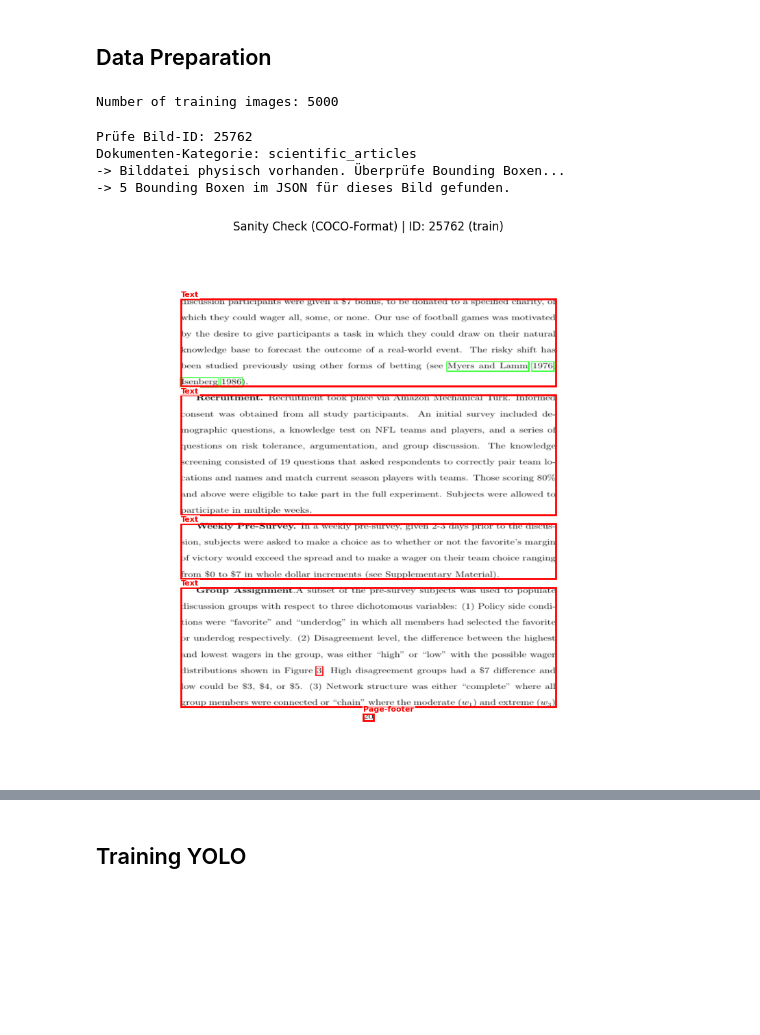
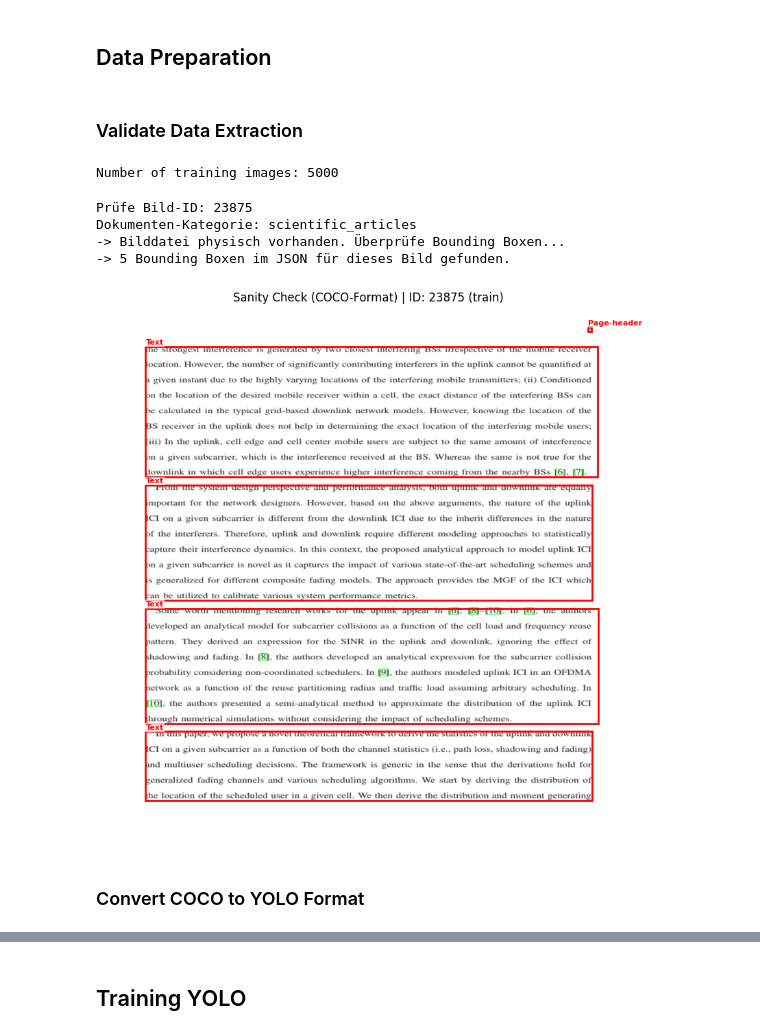
Before and after one commit to raphaelbalzer/doclayout-det, a Jupyter notebook: train.ipynb, the cells around one changed output, grey strips where cells are left out. Drawn from its saved outputs; the diff is of its cells as text; code cells hidden in the pictures; blank space fills up the shorter version.

```diff
--- a/train.ipynb
+++ b/train.ipynb
@@ -2,6 +2,8 @@
 # Document Layout Detection: YOLO vs RT-DETR
 # %% [markdown]
 ## Data Preparation
+# %% [markdown]
+### Validate Data Extraction
 # %%
 # printing length of folder .data/images/train
 import os
@@ -21,7 +23,7 @@ from PIL import Image
 SUBSET_DIR = ".data"
 SPLIT = "train"  # Welchen Split willst du prüfen? (train, val oder test)
 
-JSON_PATH = f"{SUBSET_DIR}/labels//labels_coco_{SPLIT}.json"
+JSON_PATH = f"{SUBSET_DIR}/labels_coco/labels_coco_{SPLIT}.json"
 IMAGES_DIR = f"{SUBSET_DIR}/images/{SPLIT}"
 
 # 1. Gekürztes JSON laden
@@ -52,32 +54,34 @@ img_annotations = [ann for ann in coco_data['annotations'] if ann['image_id'] ==
 print(f"-> {len(img_annotations)} Bounding Boxen im JSON für dieses Bild gefunden.")
 
 # 4. Visuelle Validierung via Matplotlib
 img = Image.open(img_path)
 fig, ax = plt.subplots(figsize=(10, 12))
 ax.imshow(img)
 
 # Jede Box auf das Bild zeichnen
 for ann in img_annotations:
     # COCO Format: [x_min, y_min, width, height] (in absoluten Pixeln)
     x, y, w, h = ann['bbox']
     cat_name = cat_id_to_name[ann['category_id']]
 
     # Rechteck zeichnen (Rand rot, transparent innen)
     rect = patches.Rectangle((x, y), w, h, linewidth=2, edgecolor='red', facecolor='none')
     ax.add_patch(rect)
 
     # Label-Text über die Box setzen
     plt.text(x, y - 4, cat_name, color='red', fontsize=8, weight='bold',
              bbox=dict(facecolor='white', alpha=0.7, edgecolor='none', pad=1))
 
 plt.title(f"Sanity Check (COCO-Format) | ID: {target_img_id} ({SPLIT})")
 plt.axis('off')
 
 # Anzeige des Plots
 plt.show()
 # %% [output]
-Prüfe Bild-ID: 25762
+Prüfe Bild-ID: 23875
 Dokumenten-Kategorie: scientific_articles
 -> Bilddatei physisch vorhanden. Überprüfe Bounding Boxen...
 -> 5 Bounding Boxen im JSON für dieses Bild gefunden.
-[figure, old version]
+[figure, new version]
+# %% [markdown]
+### Convert COCO to YOLO Format
```
Also changed, not shown: parts of 3 cells of this notebook, 4 other files.
